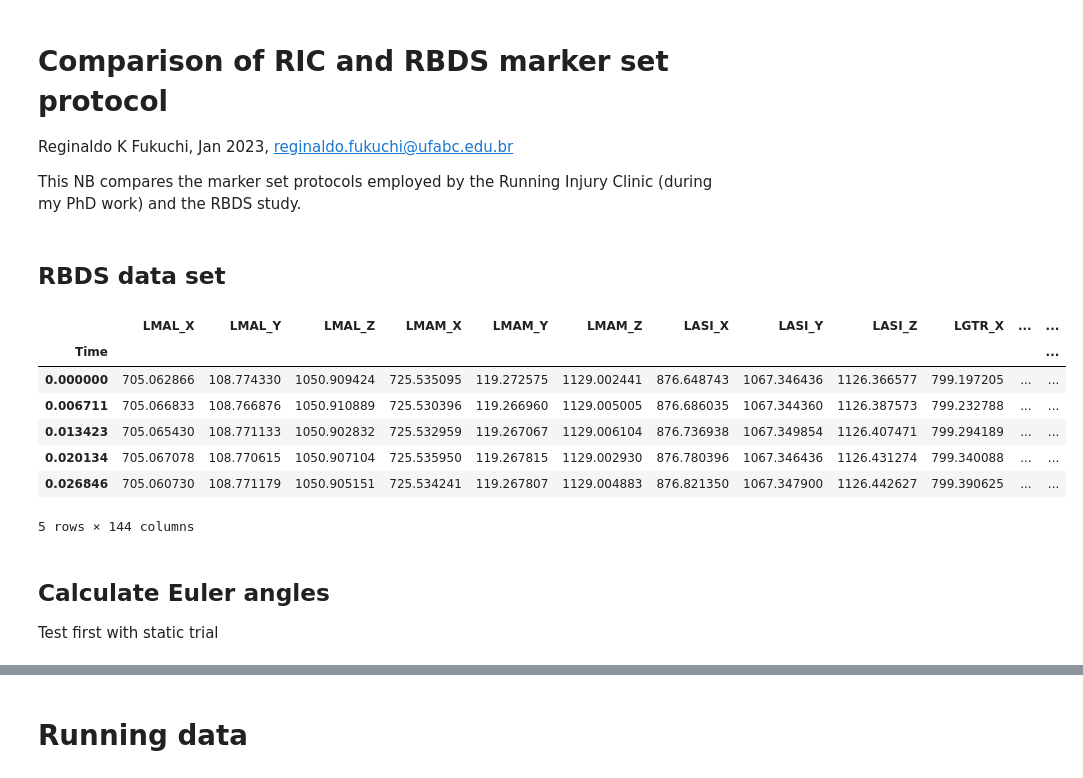
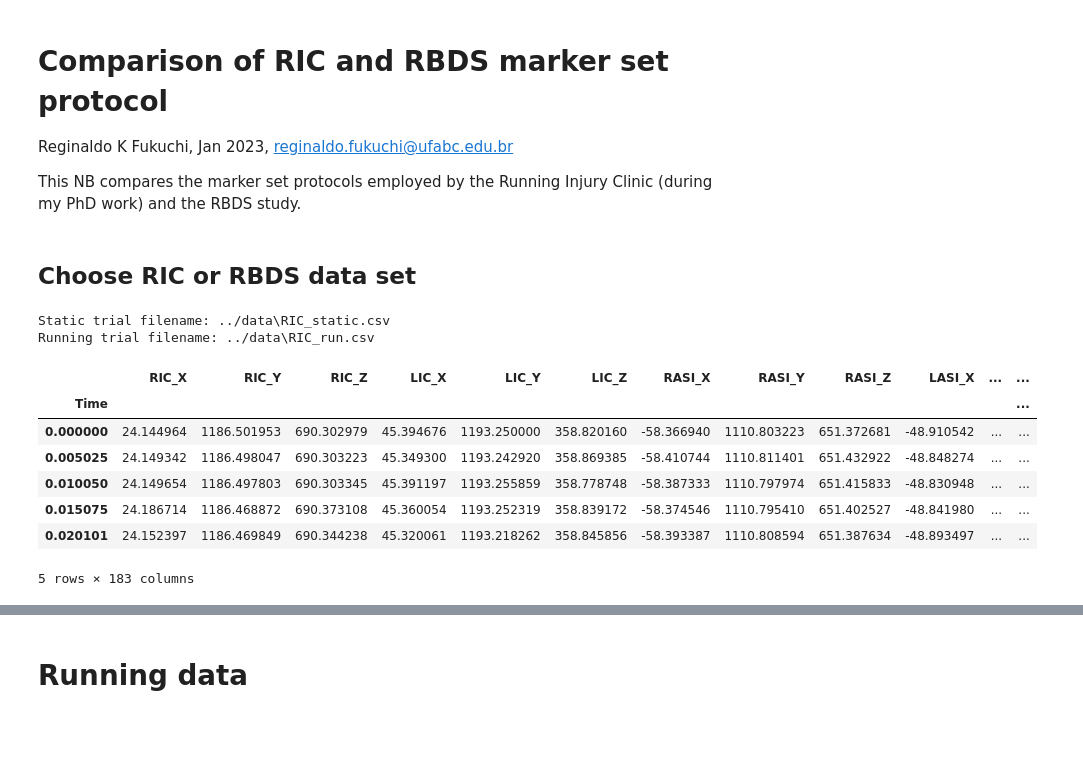
Before and after one commit to regifukuchi/BMC-RIC-running-biomechanics, a Jupyter notebook: notebooks/RIC_RBDS_calculate_angles.ipynb, the cells around one changed output, grey strips where cells are left out. Saved outputs shown, nothing was run; the diff lists cells and outputs as text; code cells hidden in the pictures; blank space fills up the shorter version.

```diff
--- a/notebooks/RIC_RBDS_calculate_angles.ipynb
+++ b/notebooks/RIC_RBDS_calculate_angles.ipynb
@@ -17,21 +17,32 @@ import matplotlib.pyplot as plt
 # Import data
 pathname = r'../data'
 # %% [markdown]
-## RBDS data set
+## Choose RIC or RBDS data set
+# %%
+db_name = 'RIC'
+# %%
+if db_name=='RIC':
+    fname_out_S = os.path.join(pathname, 'RIC_static.csv')
+    fname_out_R = os.path.join(pathname, 'RIC_run.csv')
+else:
+    fname_out_S = os.path.join(pathname, 'RBDS_static.csv')
+    fname_out_R = os.path.join(pathname, 'RBDS_run.csv')
+
+print('Static trial filename: ' + fname_out_S)
+print('Running trial filename: ' + fname_out_R)
+# %% [output]
+Static trial filename: ../data\RIC_static.csv
+Running trial filename: ../data\RIC_run.csv
 # %%
-fname_out_RBDS = os.path.join(pathname, 'RBDS_static.csv')
-df_s_RBDS = pd.read_csv(fname_out_RBDS, delimiter=',', index_col='Time')
+df_s = pd.read_csv(fname_out_S, delimiter=',', index_col='Time')
 # %%
-df_s_RBDS.head()
+df_s.head()
 # %% [output]
-|  | LMAL_X | LMAL_Y | LMAL_Z | LMAM_X | LMAM_Y | LMAM_Z | LASI_X | LASI_Y | LASI_Z | LGTR_X | ... | ... |
+|  | RIC_X | RIC_Y | RIC_Z | LIC_X | LIC_Y | LIC_Z | RASI_X | RASI_Y | RASI_Z | LASI_X | ... | ... |
 | Time |  |  |  |  |  |  |  |  |  |  |  | ... |
-| 0.000000 | 705.062866 | 108.774330 | 1050.909424 | 725.535095 | 119.272575 | 1129.002441 | 876.648743 | 1067.346436 | 1126.366577 | 799.197205 | ... | ... |
-| 0.006711 | 705.066833 | 108.766876 | 1050.910889 | 725.530396 | 119.266960 | 1129.005005 | 876.686035 | 1067.344360 | 1126.387573 | 799.232788 | ... | ... |
-| 0.013423 | 705.065430 | 108.771133 | 1050.902832 | 725.532959 | 119.267067 | 1129.006104 | 876.736938 | 1067.349854 | 1126.407471 | 799.294189 | ... | ... |
-| 0.020134 | 705.067078 | 108.770615 | 1050.907104 | 725.535950 | 119.267815 | 1129.002930 | 876.780396 | 1067.346436 | 1126.431274 | 799.340088 | ... | ... |
-| 0.026846 | 705.060730 | 108.771179 | 1050.905151 | 725.534241 | 119.267807 | 1129.004883 | 876.821350 | 1067.347900 | 1126.442627 | 799.390625 | ... | ... |
+| 0.000000 | 24.144964 | 1186.501953 | 690.302979 | 45.394676 | 1193.250000 | 358.820160 | -58.366940 | 1110.803223 | 651.372681 | -48.910542 | ... | ... |
+| 0.005025 | 24.149342 | 1186.498047 | 690.303223 | 45.349300 | 1193.242920 | 358.869385 | -58.410744 | 1110.811401 | 651.432922 | -48.848274 | ... | ... |
+| 0.010050 | 24.149654 | 1186.497803 | 690.303345 | 45.391197 | 1193.255859 | 358.778748 | -58.387333 | 1110.797974 | 651.415833 | -48.830948 | ... | ... |
+| 0.015075 | 24.186714 | 1186.468872 | 690.373108 | 45.360054 | 1193.252319 | 358.839172 | -58.374546 | 1110.795410 | 651.402527 | -48.841980 | ... | ... |
+| 0.020101 | 24.152397 | 1186.469849 | 690.344238 | 45.320061 | 1193.218262 | 358.845856 | -58.393387 | 1110.808594 | 651.387634 | -48.893497 | ... | ... |
-5 rows × 144 columns
+5 rows × 183 columns
-# %% [markdown]
-## Calculate Euler angles
-Test first with static trial
```
Also changed, not shown: parts of 50 cells of this notebook.
